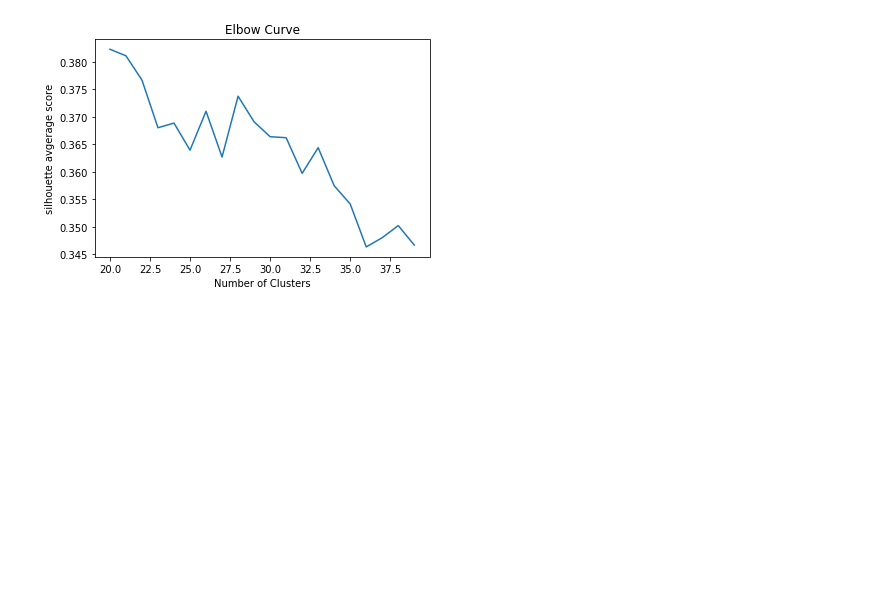
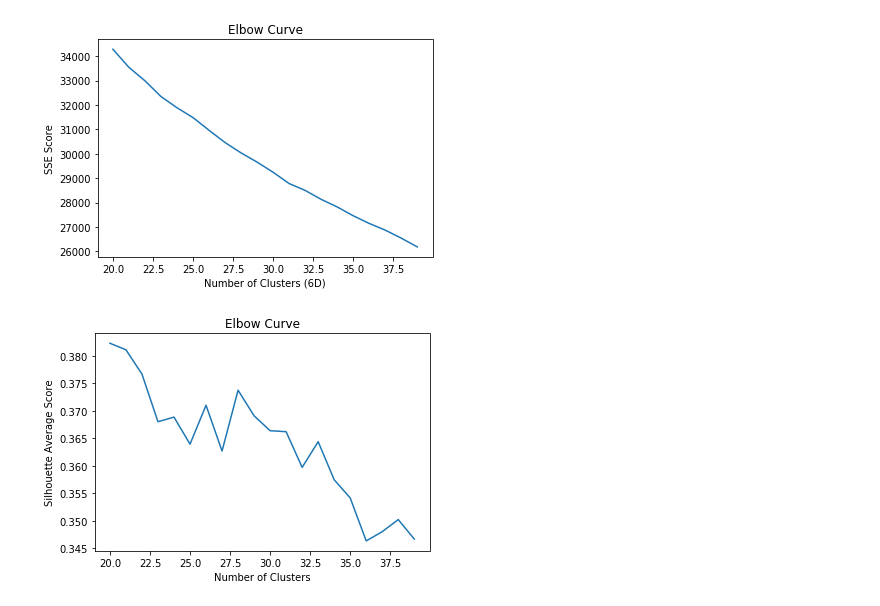
Before and after one commit to charx7/rug-ids-2018, a Jupyter notebook: Assignment_6/Exercise 3.1.ipynb, the cells around one changed output. Drawn from its saved outputs; the diff is of its cells as text; code cells hidden in the pictures; blank space fills up the shorter version.

```diff
--- a/Assignment_6/Exercise 3.1.ipynb
+++ b/Assignment_6/Exercise 3.1.ipynb
@@ -86,3 +95,27 @@ plt.show()
+# %%
+# Number of clusters in 6D Dataset
+cluster_range = range(20,40)
+
+# clustering and SSE score based elbow
+score = []
+# KMeans for cluster_range number of clusters
+kmeans = [KMeans(n_clusters=k,random_state=42) for k in cluster_range]
+# score of each KMeans method
+score = [kmeans[i].fit(data6D).inertia_ for i in range(len(kmeans))]
+# ploting metric vs kmeans
+fig = plt.figure()
+plt.plot(cluster_range,score)
+plt.xlabel('Number of Clusters (6D)')
+plt.ylabel('SSE Score')
+plt.title('Elbow Curve')
+plt.show()
+
+# Predicting the clusters
+# labels = kmeans.predict(data3D)
+# Getting the cluster centers
+# C = kmeans.cluster_centers_
+# %% [output]
+[figure, added]
 # %%
 # clustering and silhouette score based elbow
 silhouette_avg = []
```
Also changed, not shown: parts of 8 cells of this notebook.
